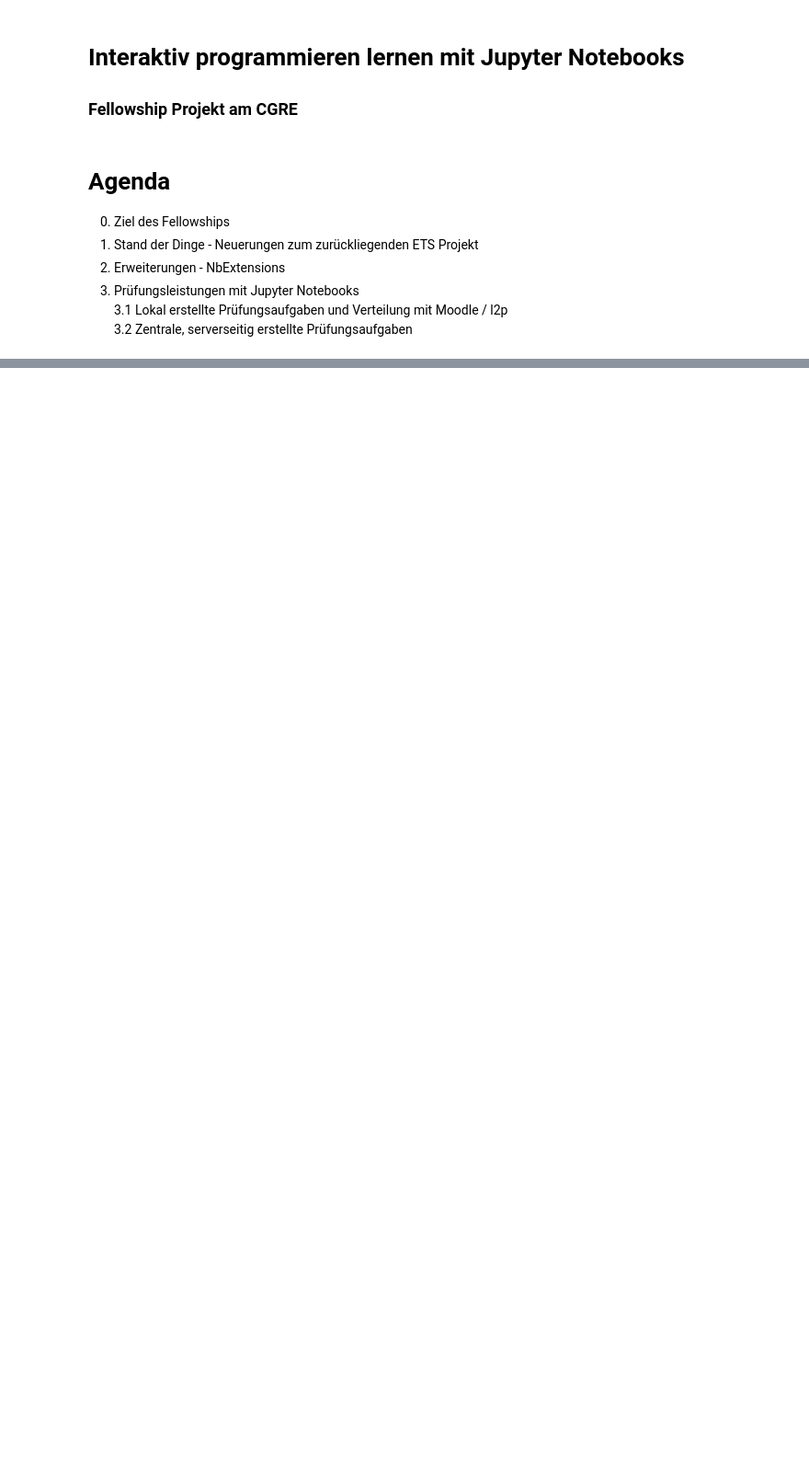
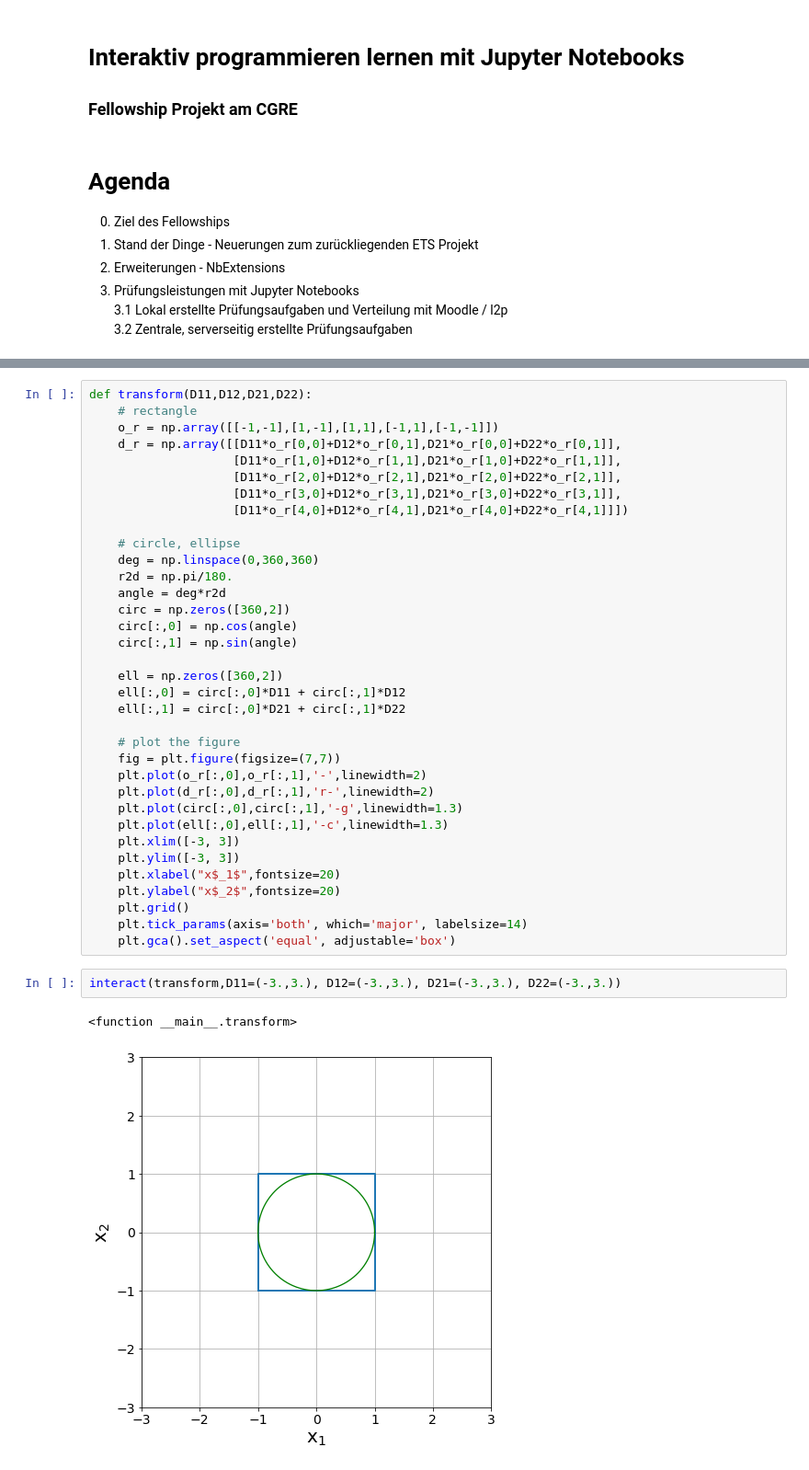
Before and after one commit to Japhiolite/streamlined_teaching, a Jupyter notebook: talk/BL-Projekt_Fellowship.ipynb, the cells around one changed output, grey strips where cells are left out. Shown at 92% size. Saved outputs shown, nothing was run; the diff lists cells and outputs as text; blank space fills up the shorter version.

```diff
--- a/talk/BL-Projekt_Fellowship.ipynb
+++ b/talk/BL-Projekt_Fellowship.ipynb
@@ -49,0 +58,40 @@ Marktstudien (z.B. LinkedIn) identifizieren Kernkompetenzen:
+# %%
+def transform(D11,D12,D21,D22):
+    # rectangle
+    o_r = np.array([[-1,-1],[1,-1],[1,1],[-1,1],[-1,-1]])
+    d_r = np.array([[D11*o_r[0,0]+D12*o_r[0,1],D21*o_r[0,0]+D22*o_r[0,1]],
+                    [D11*o_r[1,0]+D12*o_r[1,1],D21*o_r[1,0]+D22*o_r[1,1]],
+                    [D11*o_r[2,0]+D12*o_r[2,1],D21*o_r[2,0]+D22*o_r[2,1]],
+                    [D11*o_r[3,0]+D12*o_r[3,1],D21*o_r[3,0]+D22*o_r[3,1]],
+                    [D11*o_r[4,0]+D12*o_r[4,1],D21*o_r[4,0]+D22*o_r[4,1]]])
+
+    # circle, ellipse
+    deg = np.linspace(0,360,360)
+    r2d = np.pi/180.
+    angle = deg*r2d
+    circ = np.zeros([360,2])
+    circ[:,0] = np.cos(angle)
+    circ[:,1] = np.sin(angle)
+
+    ell = np.zeros([360,2])
+    ell[:,0] = circ[:,0]*D11 + circ[:,1]*D12
+    ell[:,1] = circ[:,0]*D21 + circ[:,1]*D22
+
+    # plot the figure
+    fig = plt.figure(figsize=(7,7))
+    plt.plot(o_r[:,0],o_r[:,1],'-',linewidth=2)
+    plt.plot(d_r[:,0],d_r[:,1],'r-',linewidth=2)
+    plt.plot(circ[:,0],circ[:,1],'-g',linewidth=1.3)
+    plt.plot(ell[:,0],ell[:,1],'-c',linewidth=1.3)
+    plt.xlim([-3, 3])
+    plt.ylim([-3, 3])
+    plt.xlabel("x$_1$",fontsize=20)
+    plt.ylabel("x$_2$",fontsize=20)
+    plt.grid()
+    plt.tick_params(axis='both', which='major', labelsize=14)
+    plt.gca().set_aspect('equal', adjustable='box')
+# %%
+interact(transform,D11=(-3.,3.), D12=(-3.,3.), D21=(-3.,3.), D22=(-3.,3.))
+# %% [output]
+<function __main__.transform>
+[figure, added]
```
Also changed, not shown: parts of 6 cells of this notebook.
